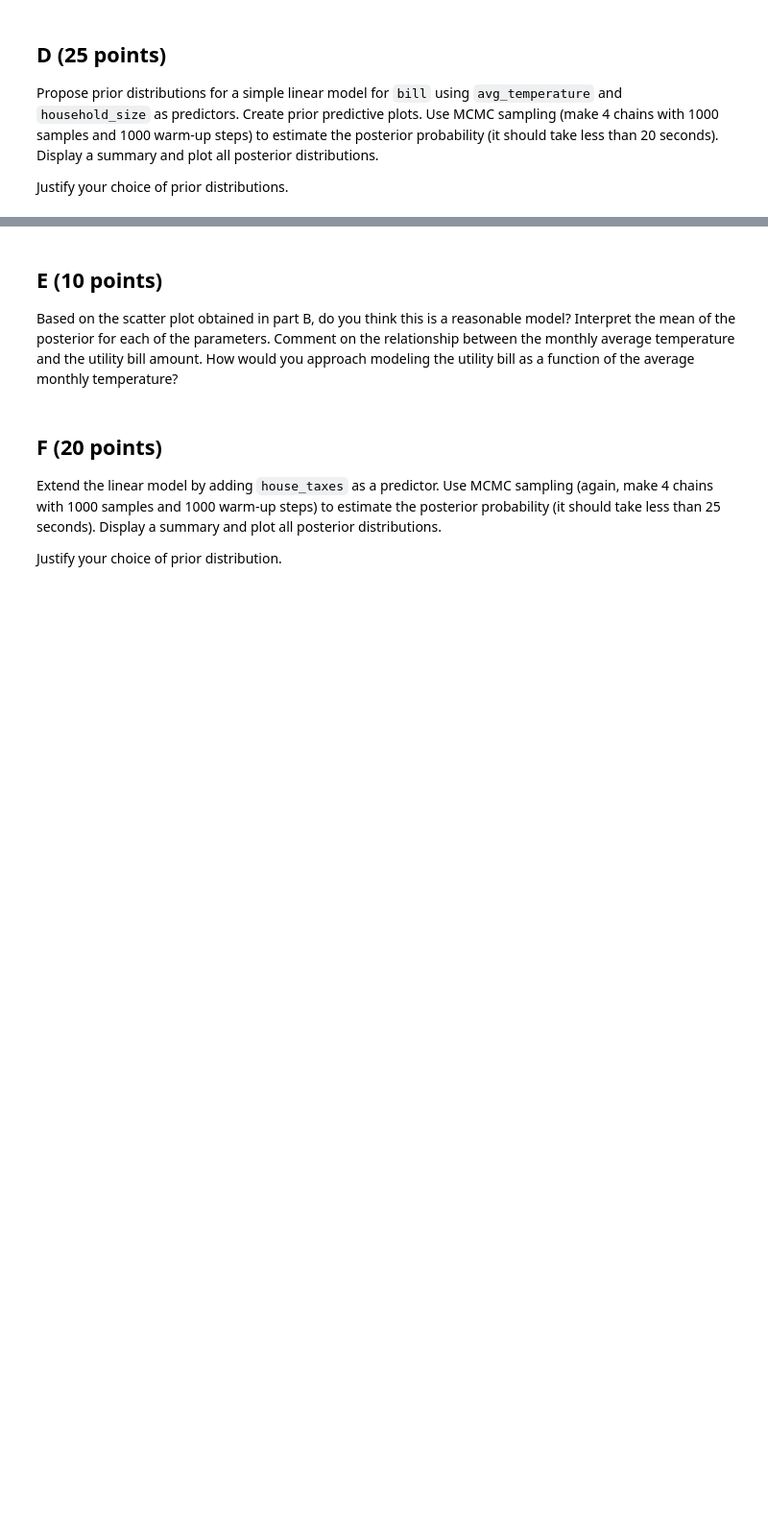
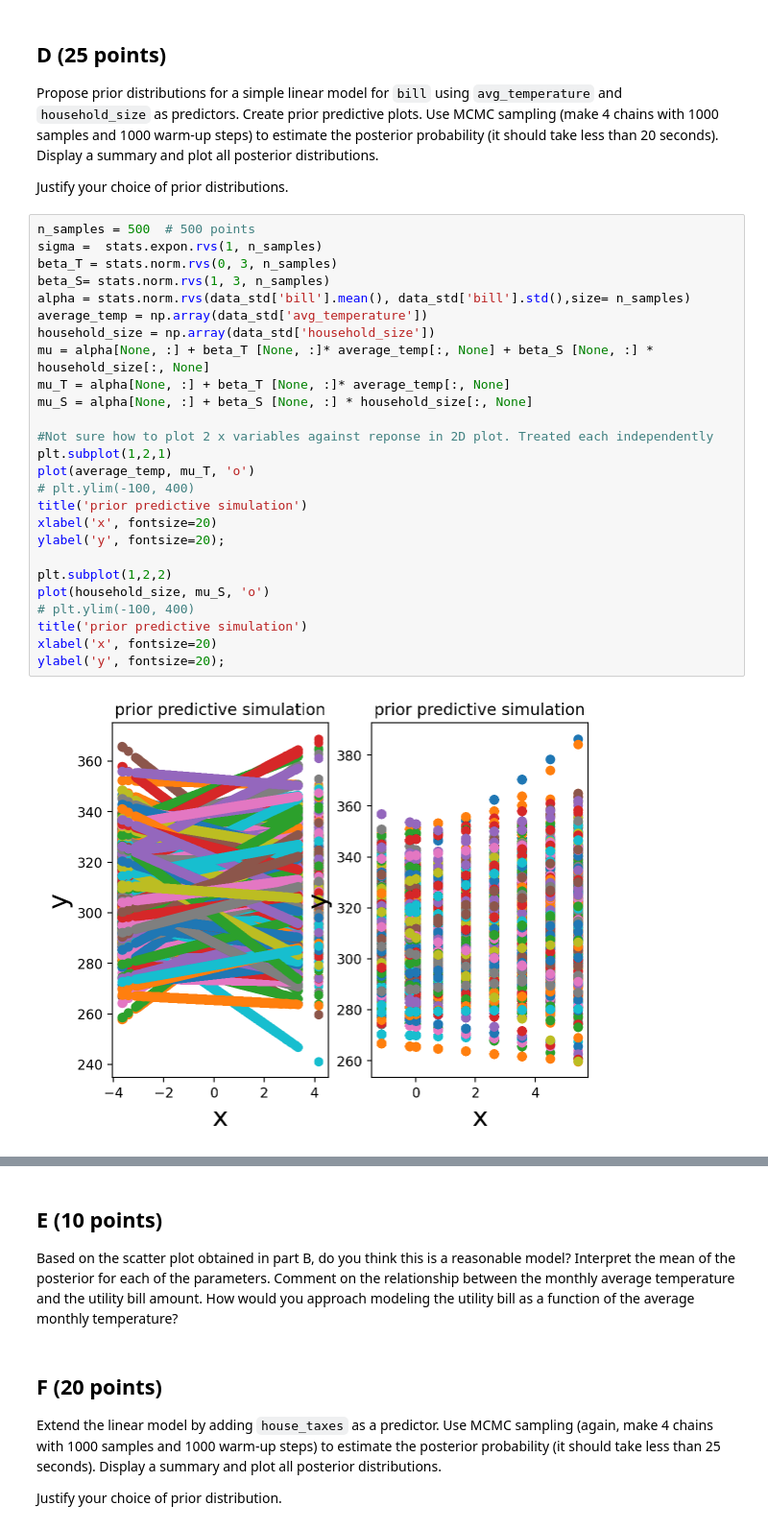
Before and after one commit to howardchen29/Math509, a Jupyter notebook: Midterm Exam.ipynb, the cells around one changed output, grey strips where cells are left out. Shown at 96% size. Drawn from its saved outputs; the diff is of its cells as text; blank space fills up the shorter version.

```diff
--- a/Midterm Exam.ipynb
+++ b/Midterm Exam.ipynb
@@ -117,3 +150,31 @@ Preprocess the data by standardizing all predictor variables.
 Propose prior distributions for a simple linear model for `bill` using `avg_temperature` and `household_size` as predictors. Create prior predictive plots. Use MCMC sampling (make 4 chains with 1000 samples and 1000 warm-up steps) to estimate the posterior probability (it should take less than 20 seconds). Display a summary and plot all posterior distributions.
 
 Justify your choice of prior distributions.
+# %%
+n_samples = 500  # 500 points
+sigma =  stats.expon.rvs(1, n_samples)
+beta_T = stats.norm.rvs(0, 3, n_samples)
+beta_S= stats.norm.rvs(1, 3, n_samples)
+alpha = stats.norm.rvs(data_std['bill'].mean(), data_std['bill'].std(),size= n_samples)
+average_temp = np.array(data_std['avg_temperature'])
+household_size = np.array(data_std['household_size'])
+mu = alpha[None, :] + beta_T [None, :]* average_temp[:, None] + beta_S [None, :] * household_size[:, None]
+mu_T = alpha[None, :] + beta_T [None, :]* average_temp[:, None]
+mu_S = alpha[None, :] + beta_S [None, :] * household_size[:, None]
+
+#Not sure how to plot 2 x variables against reponse in 2D plot. Treated each independently
+plt.subplot(1,2,1)
+plot(average_temp, mu_T, 'o')
+# plt.ylim(-100, 400)
+title('prior predictive simulation')
+xlabel('x', fontsize=20)
+ylabel('y', fontsize=20);
+
+plt.subplot(1,2,2)
+plot(household_size, mu_S, 'o')
+# plt.ylim(-100, 400)
+title('prior predictive simulation')
+xlabel('x', fontsize=20)
+ylabel('y', fontsize=20);
+# %% [output]
+[figure, added]
```
Also changed, not shown: parts of 5 cells of this notebook.
